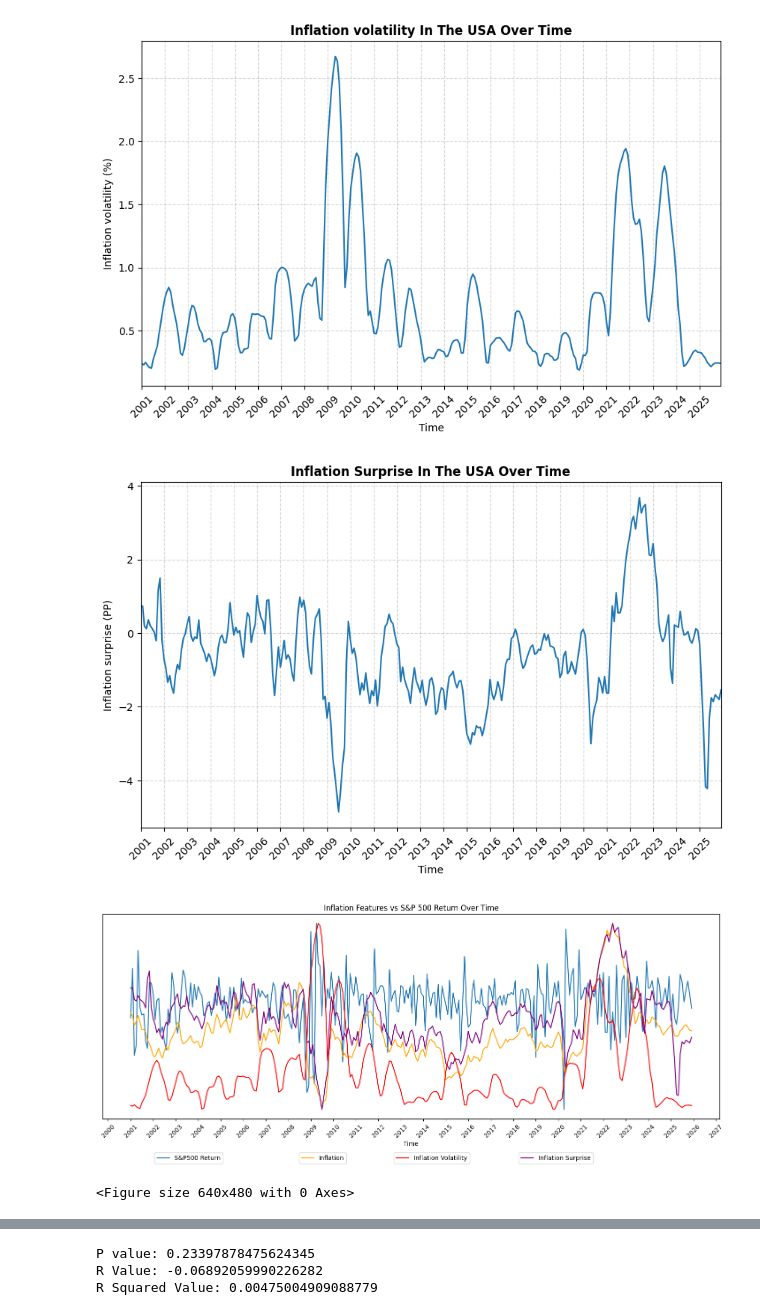
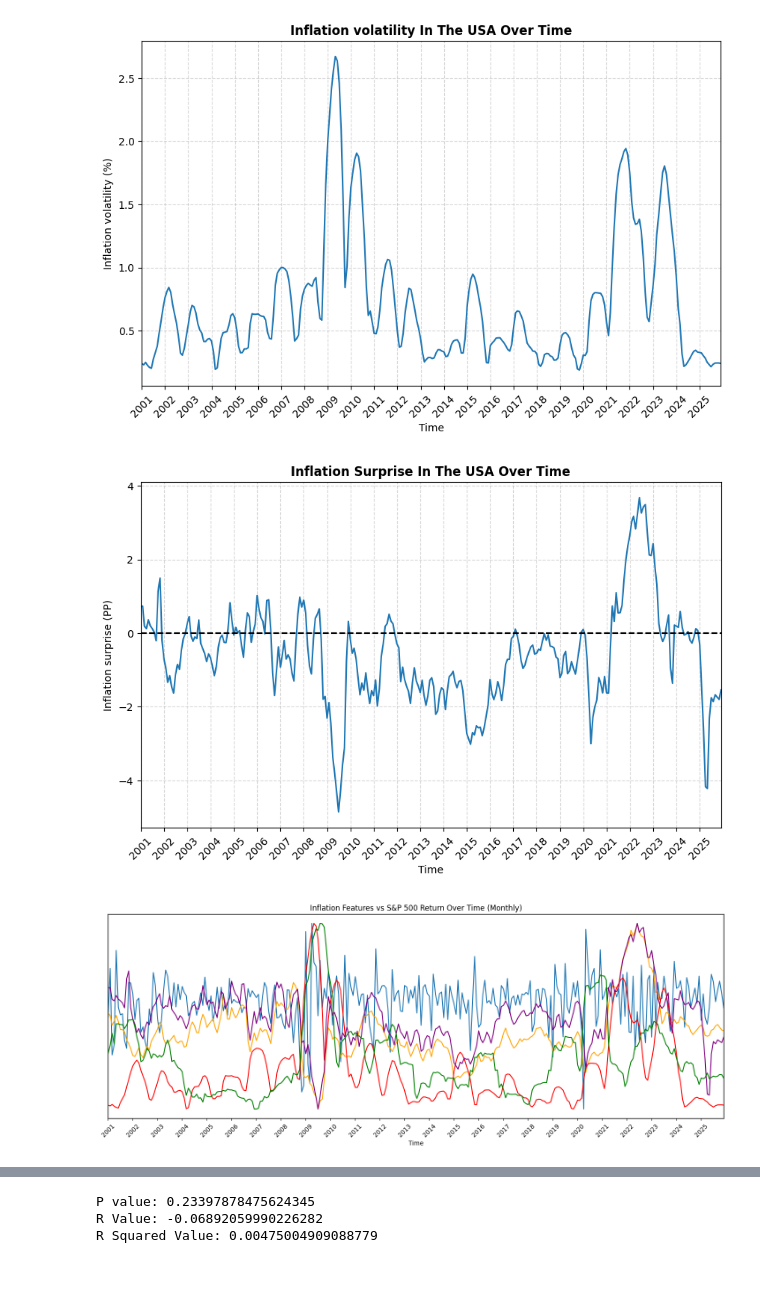
Before and after one commit to jamesr1x/Inflation_Stock_Returns_Analysis, a Jupyter notebook: Scripts/Analysis.ipynb, the cells around one changed output, grey strips where cells are left out. Cells and saved outputs as stored; diff of their text form; code cells hidden in the pictures; blank space fills up the shorter version.

Commit message:
Updated graphs, regression models and produced report

```diff
--- a/Scripts/Analysis.ipynb
+++ b/Scripts/Analysis.ipynb
@@ -76,6 +92,7 @@ plt.savefig("../Outputs/figures/inflation_volatility_timeseries.png", dpi=300, b
 #Time series of inflation surprise over time (the difference between actual inflation and expected inflation)
 plt.figure(figsize=(10,6))
 sns.lineplot(x=df.index, y=df.Inflation_surprise)
+plt.axhline(0, color="black", linestyle="dashed")
 plt.xlim(df.index.min(), df.index.max())
 plt.gca().xaxis.set_major_locator(mdates.YearLocator(base=1))
 plt.xticks(rotation=45)
@@ -83,43 +100,49 @@ plt.title("Inflation Surprise In The USA Over Time", weight="bold")
 plt.xlabel("Time")
 plt.ylabel("Inflation surprise (PP)")
 plt.grid(linestyle="--",alpha=0.5)
-plt.savefig("../Outputs/figures/inflation__suprise_timeseries.png", dpi=300, bbox_inches='tight')
+plt.savefig("../Outputs/figures/inflation_suprise_timeseries.png", dpi=300, bbox_inches='tight')
 # %% [output]
-[figure, old version]
+[figure, new version]
 # %%
 #Time series comparing all previously mentioned components of inflation over time on a monthly basis
 plt.figure(figsize=(18,6))
 ax1 = sns.lineplot(x=df.index, y=df.SP500_monthly_return, label = "S&P500 Return") #plots S&P500 return over time
 ax1.grid(False) #Removes grid lines
 ax1.set_ylabel("") #Removes y axis label
 ax1.set_yticks([]) #removes y axis ticks since multiple y axis are being used
+ax1.legend().set_visible(False)
 ax2 = ax1.twinx() # allows me to add another y axis
 sns.lineplot(x=df.index, y=df.YOY_inflation, ax=ax2, color="orange", label = "Inflation") #plots inflation level over time
 ax2.grid(False)
 ax2.set_ylabel("")
 ax2.set_yticks([])
+ax2.legend().set_visible(False)
 ax3 = ax2.twinx()
 sns.lineplot(x=df.index, y=df.Inflation_volatility, ax=ax3, color="red", label = "Inflation Volatility") #plots inflation volatility over time
 ax3.grid(False)
 ax3.set_ylabel("")
 ax3.set_yticks([])
+ax3.legend().set_visible(False)
 ax4 = ax3.twinx()
 sns.lineplot(x=df.index, y=df.Inflation_surprise, ax=ax4, color="purple", label = "Inflation Surprise") #plots inflation suprise over time
 ax4.grid(False)
 ax4.set_ylabel("")
 ax4.set_yticks([])
+ax4.legend().set_visible(False)
+ax5 = ax4.twinx()
+sns.lineplot(x=df.index, y=df.SP500_volatility, ax=ax5, color="green", label = "S&P500 Volatility") #plots inflation suprise over time
+ax5.grid(False)
+ax5.set_ylabel("")
+ax5.set_yticks([])
+ax5.legend().set_visible(False)
 plt.gca().xaxis.set_major_locator(mdates.YearLocator(base=1)) #sets x axis ticks to be yearly
 ax1.tick_params(axis='x', rotation=45)
 ax1.set_xlabel("Time")
-plt.title("Inflation Features vs S&P 500 Return Over Time")
-ax1.legend(bbox_to_anchor=(0.2, -0.15)) #positions the legend in specific position
-ax2.legend(bbox_to_anchor=(0.4, -0.15))
-ax3.legend(bbox_to_anchor=(0.6, -0.15))
-ax4.legend(bbox_to_anchor=(0.8, -0.15))
+plt.title("Inflation Features vs S&P 500 Return Over Time (Monthly)")
+ax1.set_xlim(df.index.min(), df.index.max()) #makes it so no white space is after y axis
+plt.savefig("../Outputs/figures/combined_timeseries_monthly.png", dpi=300, bbox_inches='tight')
 plt.show()
-plt.savefig("../Outputs/figures/combined_timeseries_monthly.png", dpi=300, bbox_inches='tight')
 # %% [output]
-[figure, old version]
+[figure, new version]
-<Figure size 640x480 with 0 Axes>
 # %%
 #Time series comparing all previously mentioned components of inflation over time on a yearly basis
```
Also changed, not shown: parts of 12 cells of this notebook, 18 other files.
